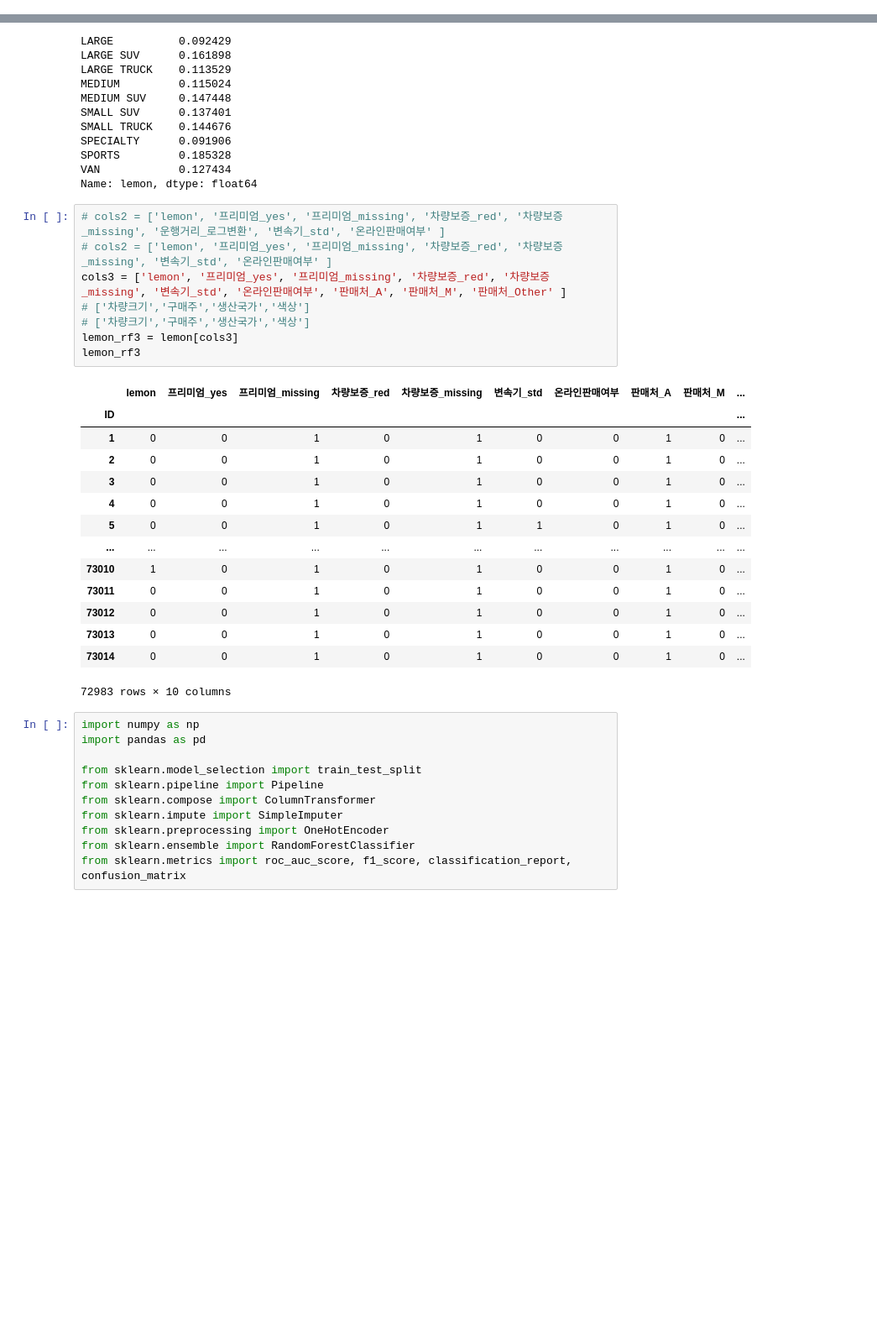
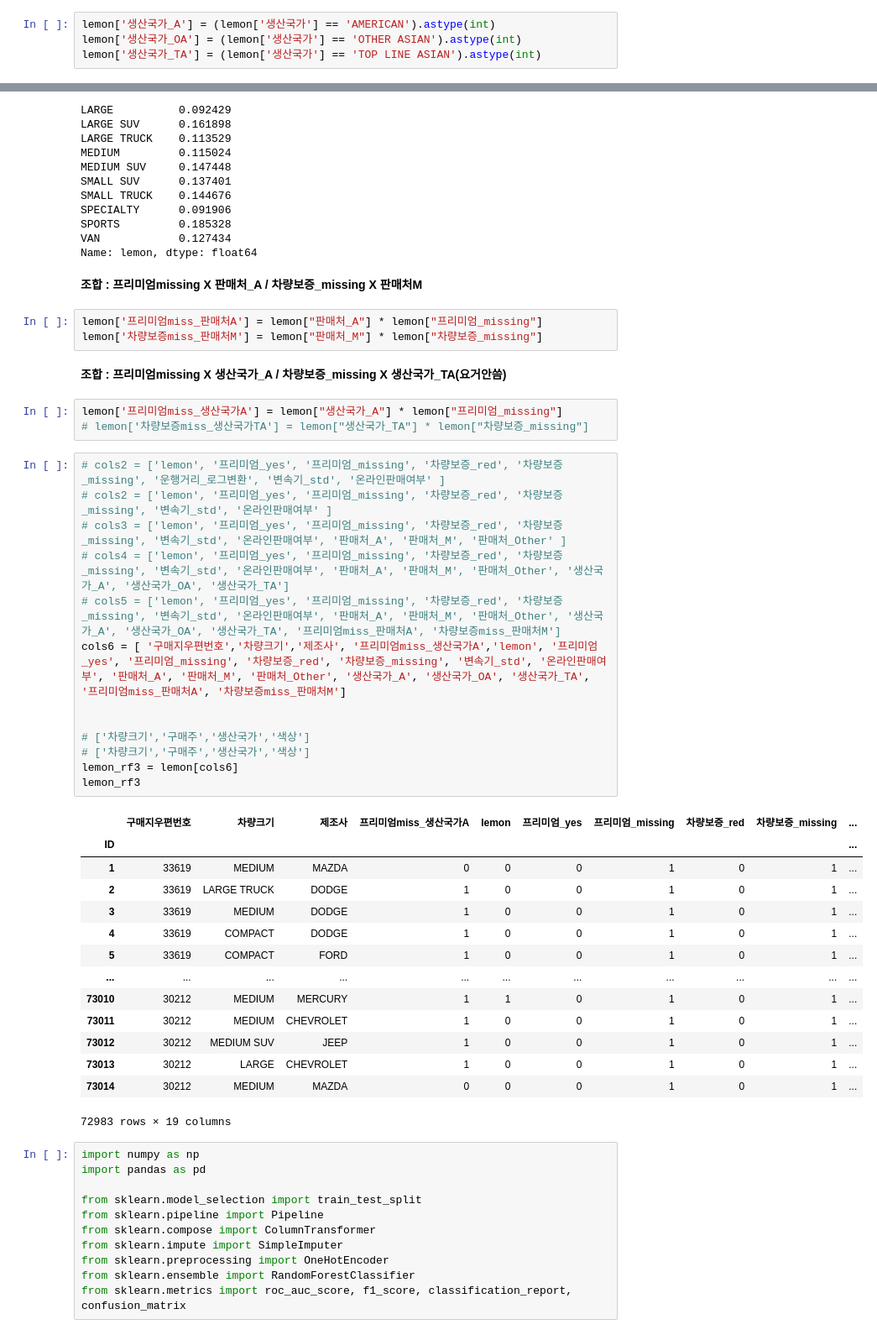
Before and after one commit to siwoolyyy/ml-data, a Jupyter notebook: lemon2.ipynb, the cells around one changed output, grey strips where cells are left out. Shown at 84% size. Drawn from its saved outputs; the diff is of its cells as text; blank space fills up the shorter version.

```diff
--- a/lemon2.ipynb
+++ b/lemon2.ipynb
@@ -155 +181,5 @@ SyntaxError: invalid syntax (692759697.py, line 1)
+# %%
+lemon['생산국가_A'] = (lemon['생산국가'] == 'AMERICAN').astype(int)
+lemon['생산국가_OA'] = (lemon['생산국가'] == 'OTHER ASIAN').astype(int)
+lemon['생산국가_TA'] = (lemon['생산국가'] == 'TOP LINE ASIAN').astype(int)
 # %%
@@ -202,29 +234,44 @@ SPECIALTY      0.091906
 SPORTS         0.185328
 VAN            0.127434
 Name: lemon, dtype: float64
+# %% [markdown]
+**조합 : 프리미엄missing X 판매처_A / 차량보증_missing X 판매처M**
+# %%
+lemon['프리미엄miss_판매처A'] = lemon["판매처_A"] * lemon["프리미엄_missing"]
+lemon['차량보증miss_판매처M'] = lemon["판매처_M"] * lemon["차량보증_missing"]
+# %% [markdown]
+**조합 : 프리미엄missing X 생산국가_A / 차량보증_missing X 생산국가_TA(요거안씀)**
+# %%
+lemon['프리미엄miss_생산국가A'] = lemon["생산국가_A"] * lemon["프리미엄_missing"]
+# lemon['차량보증miss_생산국가TA'] = lemon["생산국가_TA"] * lemon["차량보증_missing"]
 # %%
 # cols2 = ['lemon', '프리미엄_yes', '프리미엄_missing', '차량보증_red', '차량보증_missing', '운행거리_로그변환', '변속기_std', '온라인판매여부' ]
 # cols2 = ['lemon', '프리미엄_yes', '프리미엄_missing', '차량보증_red', '차량보증_missing', '변속기_std', '온라인판매여부' ]
-cols3 = ['lemon', '프리미엄_yes', '프리미엄_missing', '차량보증_red', '차량보증_missing', '변속기_std', '온라인판매여부', '판매처_A', '판매처_M', '판매처_Other' ]
+# cols3 = ['lemon', '프리미엄_yes', '프리미엄_missing', '차량보증_red', '차량보증_missing', '변속기_std', '온라인판매여부', '판매처_A', '판매처_M', '판매처_Other' ]
+# cols4 = ['lemon', '프리미엄_yes', '프리미엄_missing', '차량보증_red', '차량보증_missing', '변속기_std', '온라인판매여부', '판매처_A', '판매처_M', '판매처_Other', '생산국가_A', '생산국가_OA', '생산국가_TA']
+# cols5 = ['lemon', '프리미엄_yes', '프리미엄_missing', '차량보증_red', '차량보증_missing', '변속기_std', '온라인판매여부', '판매처_A', '판매처_M', '판매처_Other', '생산국가_A', '생산국가_OA', '생산국가_TA', '프리미엄miss_판매처A', '차량보증miss_판매처M']
+cols6 = [ '구매지우편번호','차량크기','제조사', '프리미엄miss_생산국가A','lemon', '프리미엄_yes', '프리미엄_missing', '차량보증_red', '차량보증_missing', '변속기_std', '온라인판매여부', '판매처_A', '판매처_M', '판매처_Other', '생산국가_A', '생산국가_OA', '생산국가_TA', '프리미엄miss_판매처A', '차량보증miss_판매처M']
+
+
 # ['차량크기','구매주','생산국가','색상']
 # ['차량크기','구매주','생산국가','색상']
-lemon_rf3 = lemon[cols3]
+lemon_rf3 = lemon[cols6]
 lemon_rf3
 # %% [output]
-|  | lemon | 프리미엄_yes | 프리미엄_missing | 차량보증_red | 차량보증_missing | 변속기_std | 온라인판매여부 | 판매처_A | 판매처_M | ... |
+|  | 구매지우편번호 | 차량크기 | 제조사 | 프리미엄miss_생산국가A | lemon | 프리미엄_yes | 프리미엄_missing | 차량보증_red | 차량보증_missing | ... |
 | ID |  |  |  |  |  |  |  |  |  | ... |
-| 1 | 0 | 0 | 1 | 0 | 1 | 0 | 0 | 1 | 0 | ... |
-| 2 | 0 | 0 | 1 | 0 | 1 | 0 | 0 | 1 | 0 | ... |
-| 3 | 0 | 0 | 1 | 0 | 1 | 0 | 0 | 1 | 0 | ... |
-| 4 | 0 | 0 | 1 | 0 | 1 | 0 | 0 | 1 | 0 | ... |
-| 5 | 0 | 0 | 1 | 0 | 1 | 1 | 0 | 1 | 0 | ... |
+| 1 | 33619 | MEDIUM | MAZDA | 0 | 0 | 0 | 1 | 0 | 1 | ... |
+| 2 | 33619 | LARGE TRUCK | DODGE | 1 | 0 | 0 | 1 | 0 | 1 | ... |
+| 3 | 33619 | MEDIUM | DODGE | 1 | 0 | 0 | 1 | 0 | 1 | ... |
+| 4 | 33619 | COMPACT | DODGE | 1 | 0 | 0 | 1 | 0 | 1 | ... |
+| 5 | 33619 | COMPACT | FORD | 1 | 0 | 0 | 1 | 0 | 1 | ... |
 | ... | ... | ... | ... | ... | ... | ... | ... | ... | ... | ... |
-| 73010 | 1 | 0 | 1 | 0 | 1 | 0 | 0 | 1 | 0 | ... |
-| 73011 | 0 | 0 | 1 | 0 | 1 | 0 | 0 | 1 | 0 | ... |
-| 73012 | 0 | 0 | 1 | 0 | 1 | 0 | 0 | 1 | 0 | ... |
-| 73013 | 0 | 0 | 1 | 0 | 1 | 0 | 0 | 1 | 0 | ... |
-| 73014 | 0 | 0 | 1 | 0 | 1 | 0 | 0 | 1 | 0 | ... |
+| 73010 | 30212 | MEDIUM | MERCURY | 1 | 1 | 0 | 1 | 0 | 1 | ... |
+| 73011 | 30212 | MEDIUM | CHEVROLET | 1 | 0 | 0 | 1 | 0 | 1 | ... |
+| 73012 | 30212 | MEDIUM SUV | JEEP | 1 | 0 | 0 | 1 | 0 | 1 | ... |
+| 73013 | 30212 | LARGE | CHEVROLET | 1 | 0 | 0 | 1 | 0 | 1 | ... |
+| 73014 | 30212 | MEDIUM | MAZDA | 0 | 0 | 0 | 1 | 0 | 1 | ... |
-72983 rows × 10 columns
+72983 rows × 19 columns
 # %%
 import numpy as np
 import pandas as pd
```
Also changed, not shown: parts of 22 cells of this notebook.
